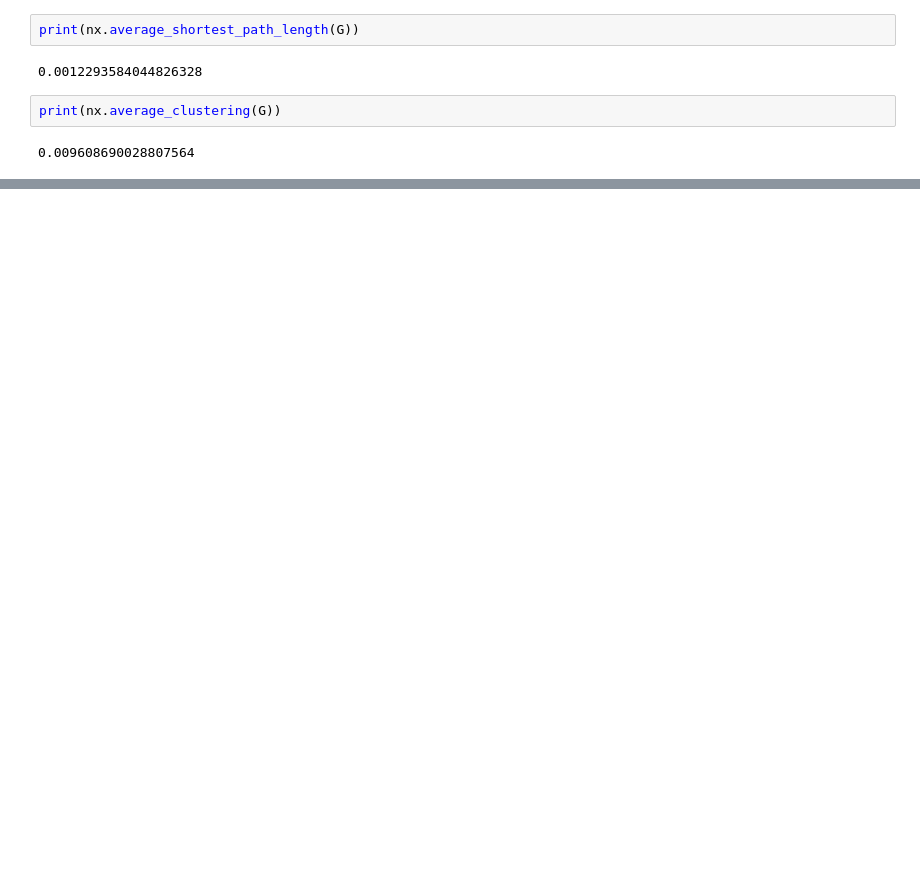
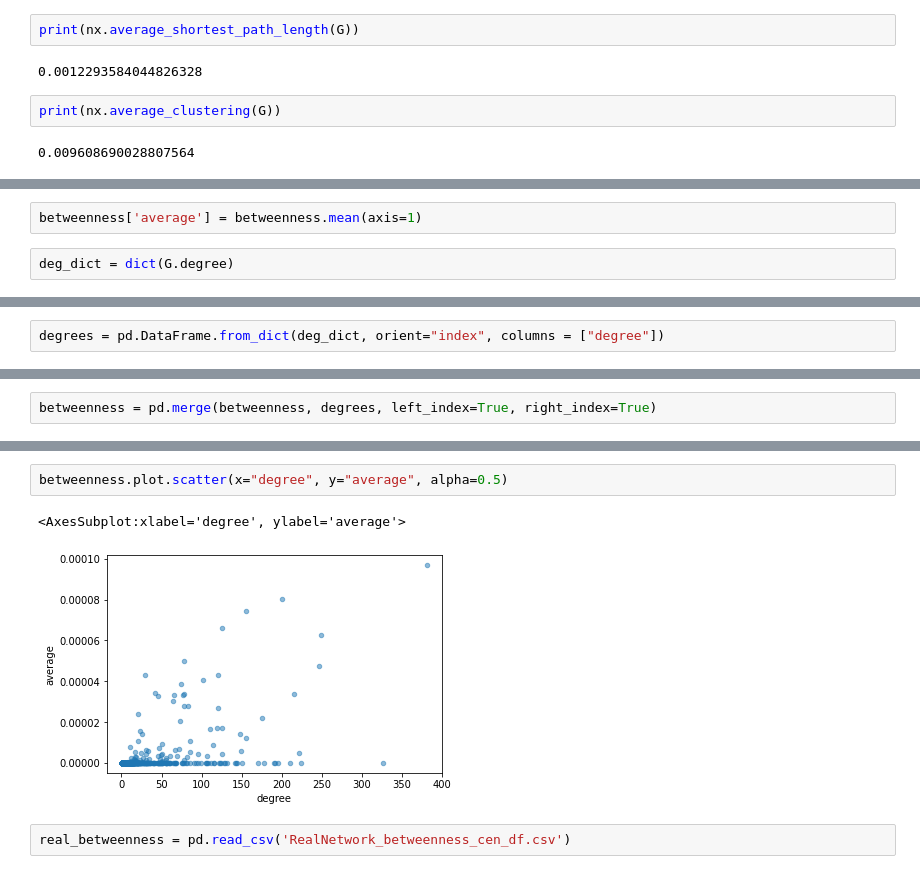
Before and after one commit to kaitlin31415/Canadian-Political-Diversification-Network-Analysis, a Jupyter notebook: Final_Full_Network/Null Model Comparison/Basic Statistics.ipynb, the cells around one changed output, grey strips where cells are left out. Saved outputs shown, nothing was run; the diff lists cells and outputs as text; blank space fills up the shorter version.

```diff
--- a/Final_Full_Network/Null Model Comparison/Basic Statistics.ipynb
+++ b/Final_Full_Network/Null Model Comparison/Basic Statistics.ipynb
@@ -288,0 +278,4 @@ print(nx.average_clustering(G))
+# %%
+betweenness['average'] = betweenness.mean(axis=1)
+# %%
+deg_dict = dict(G.degree)
@@ -288,0 +302,2 @@ print(nx.average_clustering(G))
+# %%
+degrees = pd.DataFrame.from_dict(deg_dict, orient="index", columns = ["degree"])
@@ -288,0 +322,2 @@ print(nx.average_clustering(G))
+# %%
+betweenness = pd.merge(betweenness, degrees, left_index=True, right_index=True)
@@ -288,0 +340,7 @@ print(nx.average_clustering(G))
+# %%
+betweenness.plot.scatter(x="degree", y="average", alpha=0.5)
+# %% [output]
+<AxesSubplot:xlabel='degree', ylabel='average'>
+[figure, added]
+# %%
+real_betweenness = pd.read_csv('RealNetwork_betweenness_cen_df.csv')
```
Also changed, not shown: parts of 42 cells of this notebook, 12 other files.
